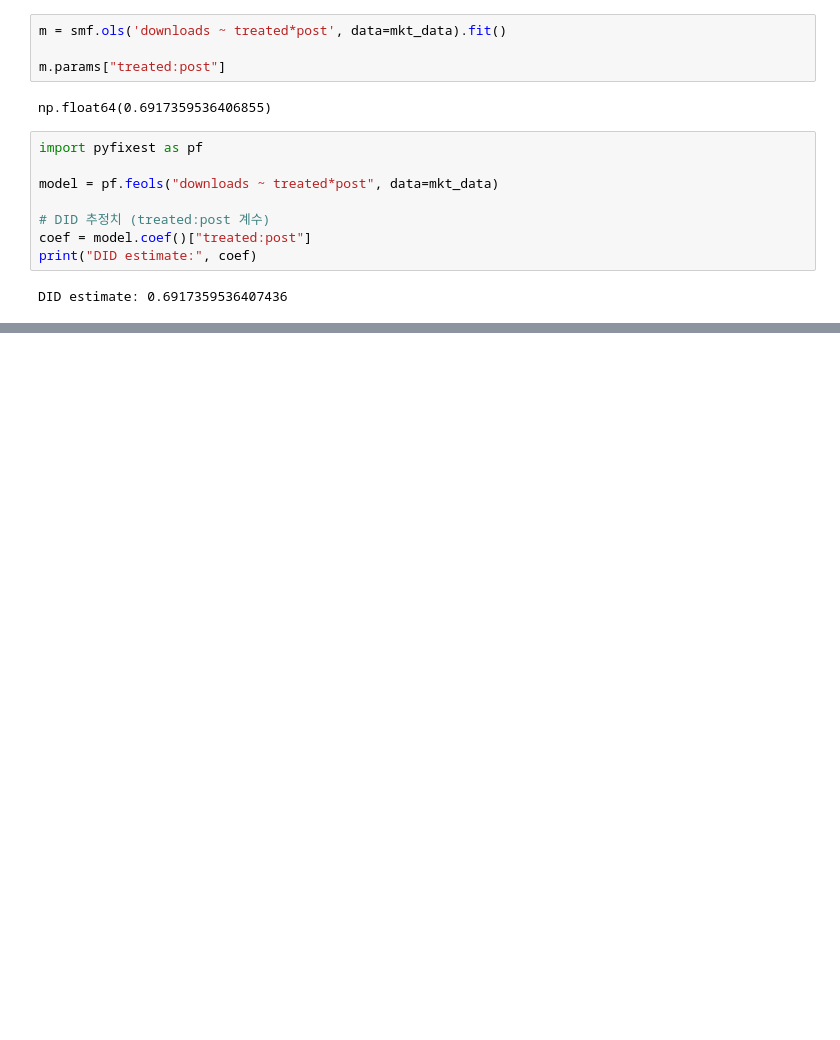
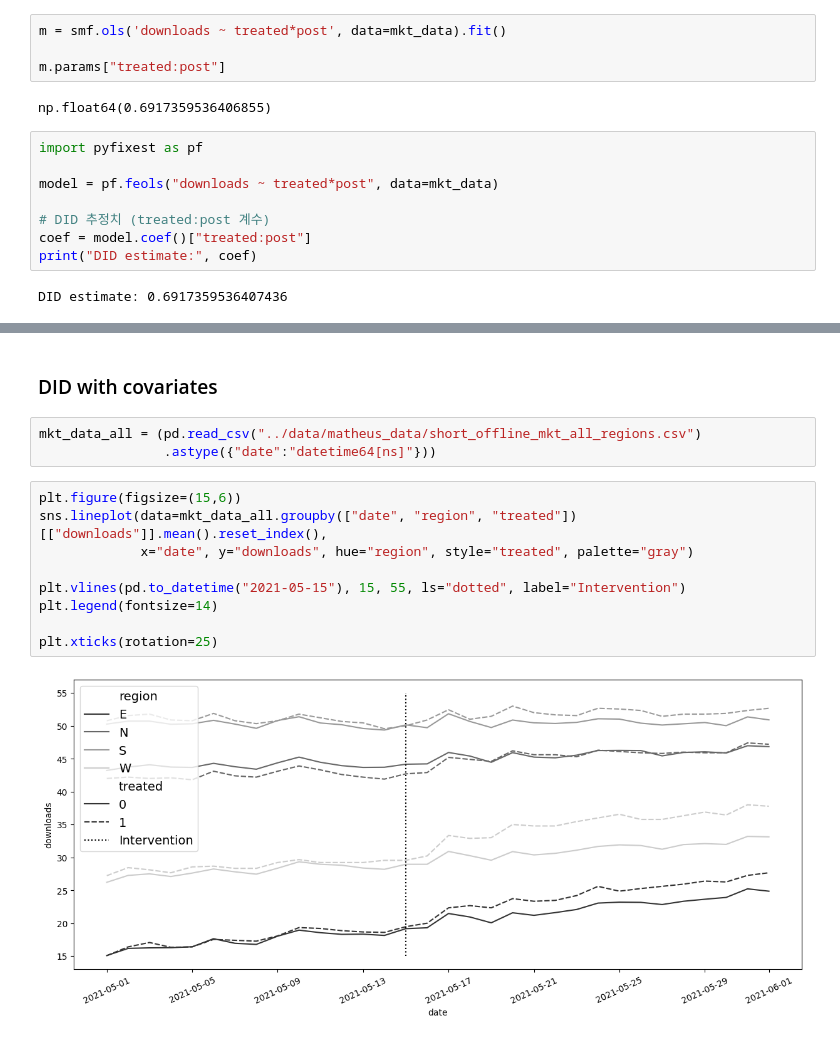
Before and after one commit to white1204/awesome-causal-inference-python, a Jupyter notebook: book/ate/did.ipynb, the cells around one changed output, grey strips where cells are left out. Cells and saved outputs as stored; diff of their text form; blank space fills up the shorter version.

```diff
--- a/book/ate/did.ipynb
+++ b/book/ate/did.ipynb
@@ -336,0 +502,16 @@ DID estimate: 0.6917359536407436
+# %% [markdown]
+### DID with covariates
+# %%
+mkt_data_all = (pd.read_csv("../data/matheus_data/short_offline_mkt_all_regions.csv")
+                .astype({"date":"datetime64[ns]"}))
+# %%
+plt.figure(figsize=(15,6))
+sns.lineplot(data=mkt_data_all.groupby(["date", "region", "treated"])[["downloads"]].mean().reset_index(),
+             x="date", y="downloads", hue="region", style="treated", palette="gray")
+
+plt.vlines(pd.to_datetime("2021-05-15"), 15, 55, ls="dotted", label="Intervention")
+plt.legend(fontsize=14)
+
+plt.xticks(rotation=25)
+# %% [output]
+[figure, added]
```
Also changed, not shown: parts of 58 cells of this notebook.
